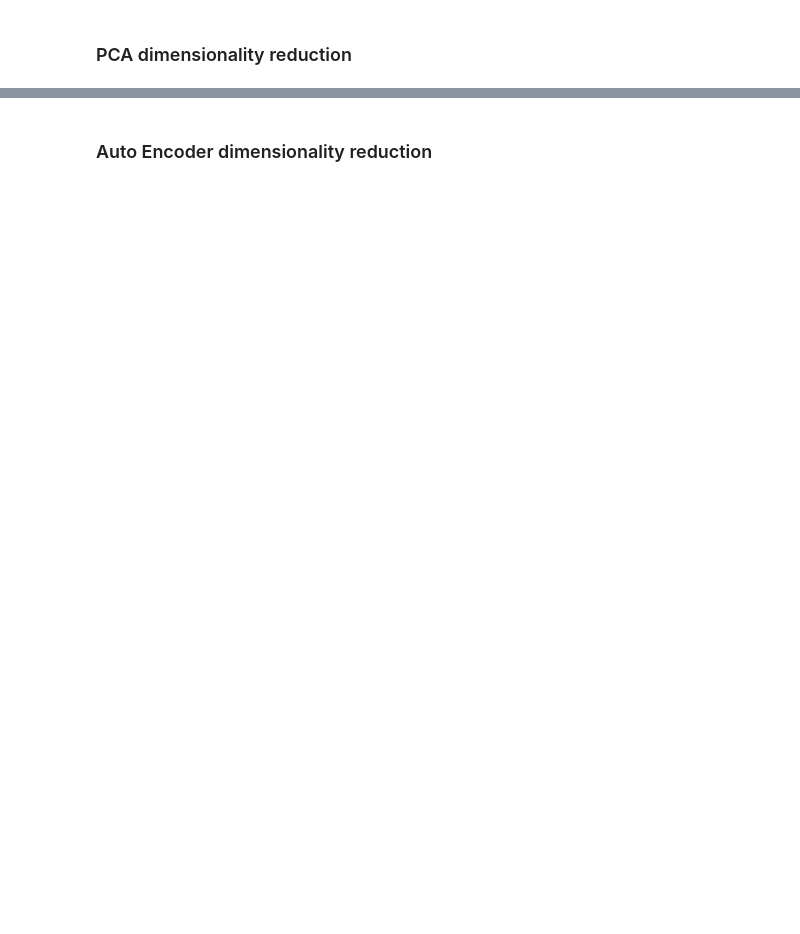
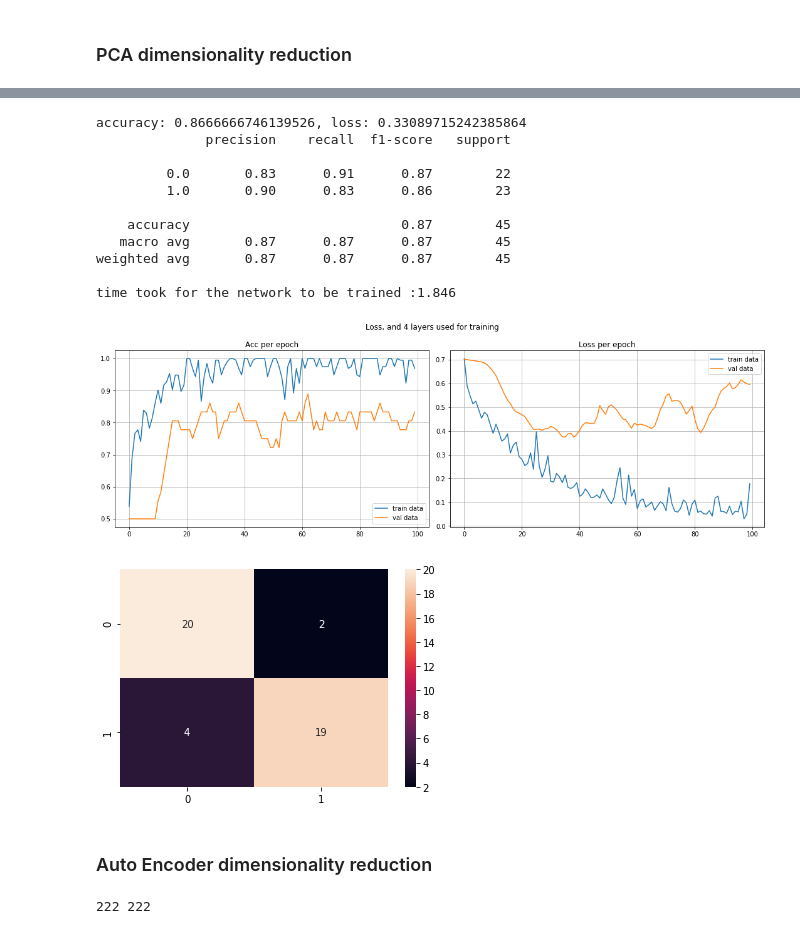
Before and after one commit to zhpinkman/backward-elimination, a Jupyter notebook: reduction.ipynb, the cells around one changed output, grey strips where cells are left out. Drawn from its saved outputs; the diff is of its cells as text; code cells hidden in the pictures; blank space fills up the shorter version.

```diff
--- a/reduction.ipynb
+++ b/reduction.ipynb
@@ -619,22 +664,24 @@ def train(model, train_loader, test_loader, criterion, optimizer, n_epochs):
 # %%
-def check_accuracy(model, loader, criterion):
+def check_accuracy(model, loader, criterion, log):
     model.eval()
     targets_agg = np.array([])
     outputs_agg = np.array([])
     with torch.no_grad():
-        batchs_acc = []
-        batchs_loss = []
+        epoch_acc = []
+        epoch_loss = []
         for data, targets in loader:
+            targets = targets.type(torch.LongTensor)
             targets_agg = np.append(targets_agg, targets.numpy())
-            targets = targets.type(torch.LongTensor)
             outputs = model(data)
+            loss = criterion(outputs, targets)
+#             preds = torch.round(torch.sigmoid(outputs))
             _, preds = outputs.max(1)
             outputs_agg = np.append(outputs_agg, preds.numpy())
-            loss = criterion(outputs, targets)
-            acc = (preds == targets).sum() / len(targets)
-            batchs_acc.append(acc.item())
-            batchs_loss.append(loss.item())
-    print('accuracy: {}, loss: {}'.format(np.mean(batchs_acc), np.mean(batchs_loss)))
+            acc = (preds == targets).sum()/len(targets)
+            epoch_acc.append(acc.item())
+            epoch_loss.append(loss.item())
+    if log:
+        print('accuracy: {}, loss: {}'.format(np.mean(epoch_acc), np.mean(epoch_loss)))
     model.train()
-    return np.mean(batchs_acc), np.mean(batchs_loss), outputs_agg, targets_agg
+    return np.mean(epoch_acc), np.mean(epoch_loss), outputs_agg, targets_agg
 # %%
@@ -706,0 +771,2 @@ accuracy: 0.837499996026357, loss: 0.48466841379801434
+# %%
+sonar_df = pd.read_csv('sonar.all-data', header=None)
@@ -707,2 +782,21 @@ accuracy: 0.837499996026357, loss: 0.48466841379801434
+# %%
+start_time = time.time()
+test_model(Classifier_nn, sonar_df, sonar_df.shape[1] - 1, 4, [70, 35, 16, 8], F.relu, 2, 0.001, 100, 64)
+end_time = time.time()
+print('time took for the network to be trained :{}'.format(np.round(end_time - start_time, 3)))
+# %% [output]
+accuracy: 0.8666666746139526, loss: 0.33089715242385864
+              precision    recall  f1-score   support
+
+         0.0       0.83      0.91      0.87        22
+         1.0       0.90      0.83      0.86        23
+
+    accuracy                           0.87        45
+   macro avg       0.87      0.87      0.87        45
+weighted avg       0.87      0.87      0.87        45
+
+time took for the network to be trained :1.846
+[figure, added]
+[figure, added]
 # %% [markdown]
 ### Auto Encoder dimensionality reduction
@@ -708,0 +805,9 @@ accuracy: 0.837499996026357, loss: 0.48466841379801434
+# %%
+sonar_y_df = sonar_df.pop(60)
+sonar_y_df = pd.Series(pd.factorize(sonar_y_df)[0], name=60)
+sonar_X_df = sonar_df
+
+sonar_X_df, sonar_y_df = upsample_SMOTE(sonar_X_df, sonar_y_df)
+sonar_df = pd.concat([sonar_X_df, sonar_y_df], axis=1)
+# %% [output]
+222 222
```
Also changed, not shown: parts of 20 cells of this notebook, 1 other file.
